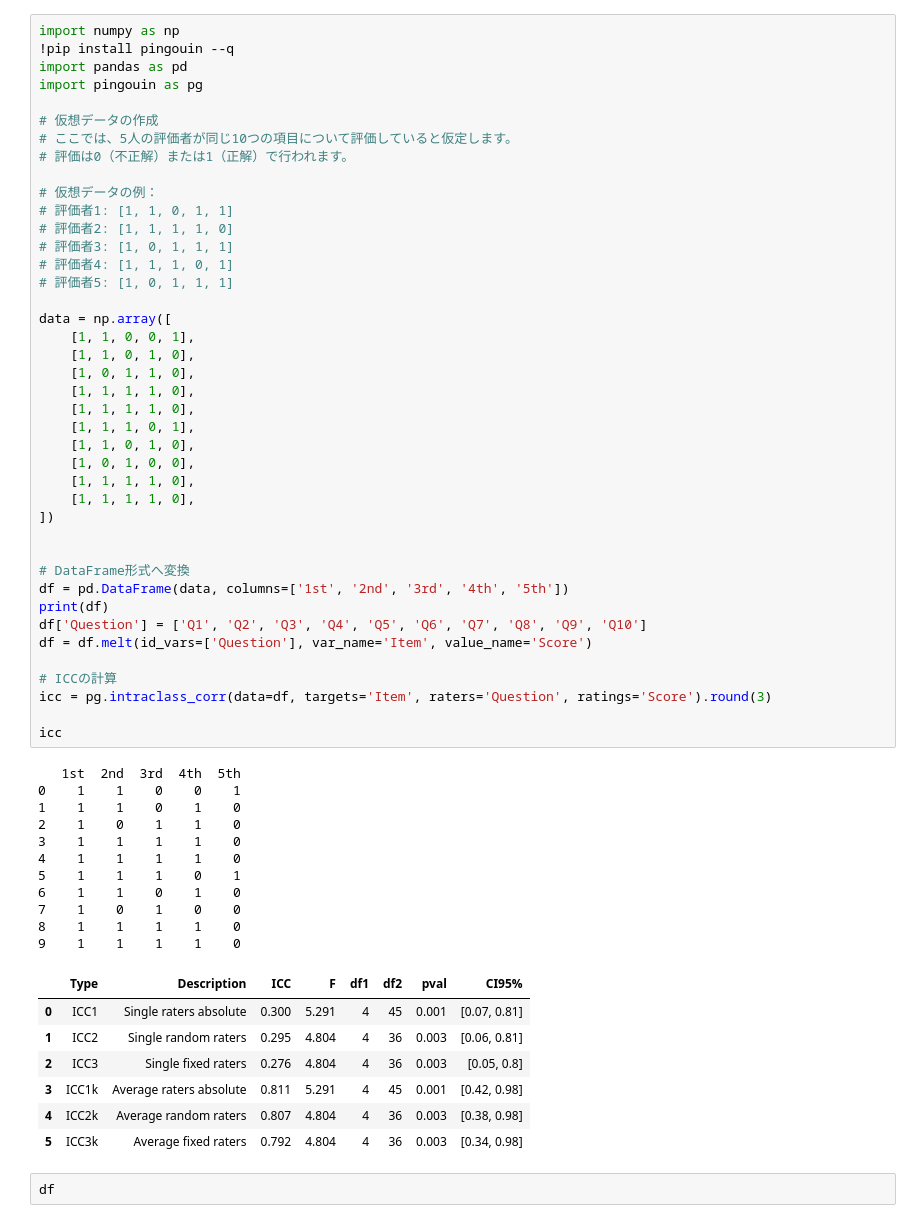
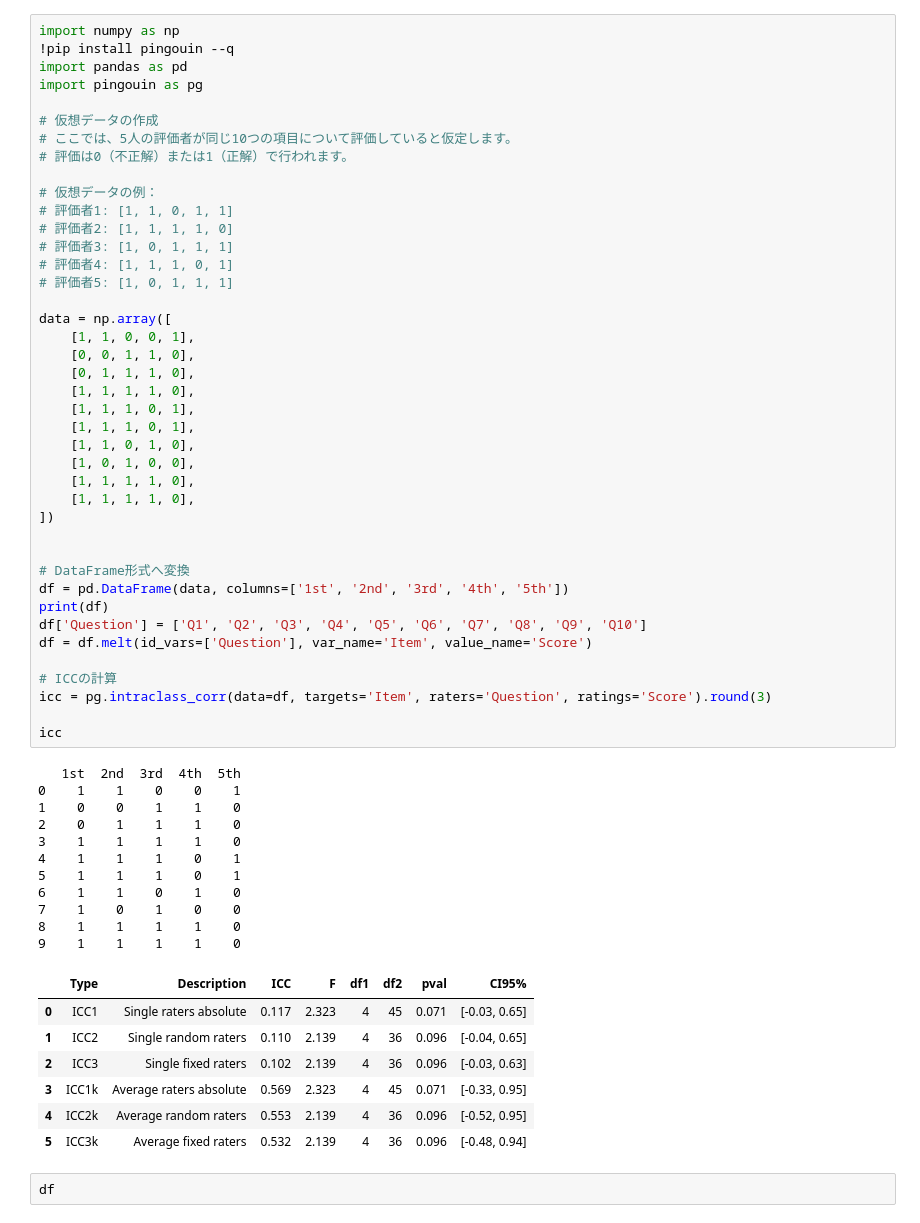
Before and after one commit to ykitaguchi77/statistics_for_articles, a Jupyter notebook: Binary_ICC.ipynb, the cells around one changed output. Drawn from its saved outputs; the diff is of its cells as text.

```diff
--- a/Binary_ICC.ipynb
+++ b/Binary_ICC.ipynb
@@ -19,47 +19,47 @@ import pingouin as pg
 
 data = np.array([
     [1, 1, 0, 0, 1],
-    [1, 1, 0, 1, 0],
-    [1, 0, 1, 1, 0],
+    [0, 0, 1, 1, 0],
+    [0, 1, 1, 1, 0],
     [1, 1, 1, 1, 0],
-    [1, 1, 1, 1, 0],
+    [1, 1, 1, 0, 1],
     [1, 1, 1, 0, 1],
     [1, 1, 0, 1, 0],
     [1, 0, 1, 0, 0],
     [1, 1, 1, 1, 0],
     [1, 1, 1, 1, 0],
 ])
 
 
 # DataFrame形式へ変換
 df = pd.DataFrame(data, columns=['1st', '2nd', '3rd', '4th', '5th'])
 print(df)
 df['Question'] = ['Q1', 'Q2', 'Q3', 'Q4', 'Q5', 'Q6', 'Q7', 'Q8', 'Q9', 'Q10']
 df = df.melt(id_vars=['Question'], var_name='Item', value_name='Score')
 
 # ICCの計算
 icc = pg.intraclass_corr(data=df, targets='Item', raters='Question', ratings='Score').round(3)
 
 icc
 # %% [output]
    1st  2nd  3rd  4th  5th
 0    1    1    0    0    1
-1    1    1    0    1    0
-2    1    0    1    1    0
+1    0    0    1    1    0
+2    0    1    1    1    0
 3    1    1    1    1    0
-4    1    1    1    1    0
+4    1    1    1    0    1
 5    1    1    1    0    1
 6    1    1    0    1    0
 7    1    0    1    0    0
 8    1    1    1    1    0
 9    1    1    1    1    0
 |  | Type | Description | ICC | F | df1 | df2 | pval | CI95% |
-| 0 | ICC1 | Single raters absolute | 0.300 | 5.291 | 4 | 45 | 0.001 | [0.07, 0.81] |
-| 1 | ICC2 | Single random raters | 0.295 | 4.804 | 4 | 36 | 0.003 | [0.06, 0.81] |
-| 2 | ICC3 | Single fixed raters | 0.276 | 4.804 | 4 | 36 | 0.003 | [0.05, 0.8] |
-| 3 | ICC1k | Average raters absolute | 0.811 | 5.291 | 4 | 45 | 0.001 | [0.42, 0.98] |
-| 4 | ICC2k | Average random raters | 0.807 | 4.804 | 4 | 36 | 0.003 | [0.38, 0.98] |
-| 5 | ICC3k | Average fixed raters | 0.792 | 4.804 | 4 | 36 | 0.003 | [0.34, 0.98] |
+| 0 | ICC1 | Single raters absolute | 0.117 | 2.323 | 4 | 45 | 0.071 | [-0.03, 0.65] |
+| 1 | ICC2 | Single random raters | 0.110 | 2.139 | 4 | 36 | 0.096 | [-0.04, 0.65] |
+| 2 | ICC3 | Single fixed raters | 0.102 | 2.139 | 4 | 36 | 0.096 | [-0.03, 0.63] |
+| 3 | ICC1k | Average raters absolute | 0.569 | 2.323 | 4 | 45 | 0.071 | [-0.33, 0.95] |
+| 4 | ICC2k | Average random raters | 0.553 | 2.139 | 4 | 36 | 0.096 | [-0.52, 0.95] |
+| 5 | ICC3k | Average fixed raters | 0.532 | 2.139 | 4 | 36 | 0.096 | [-0.48, 0.94] |
 # %%
 df
 # %% [output]
```
